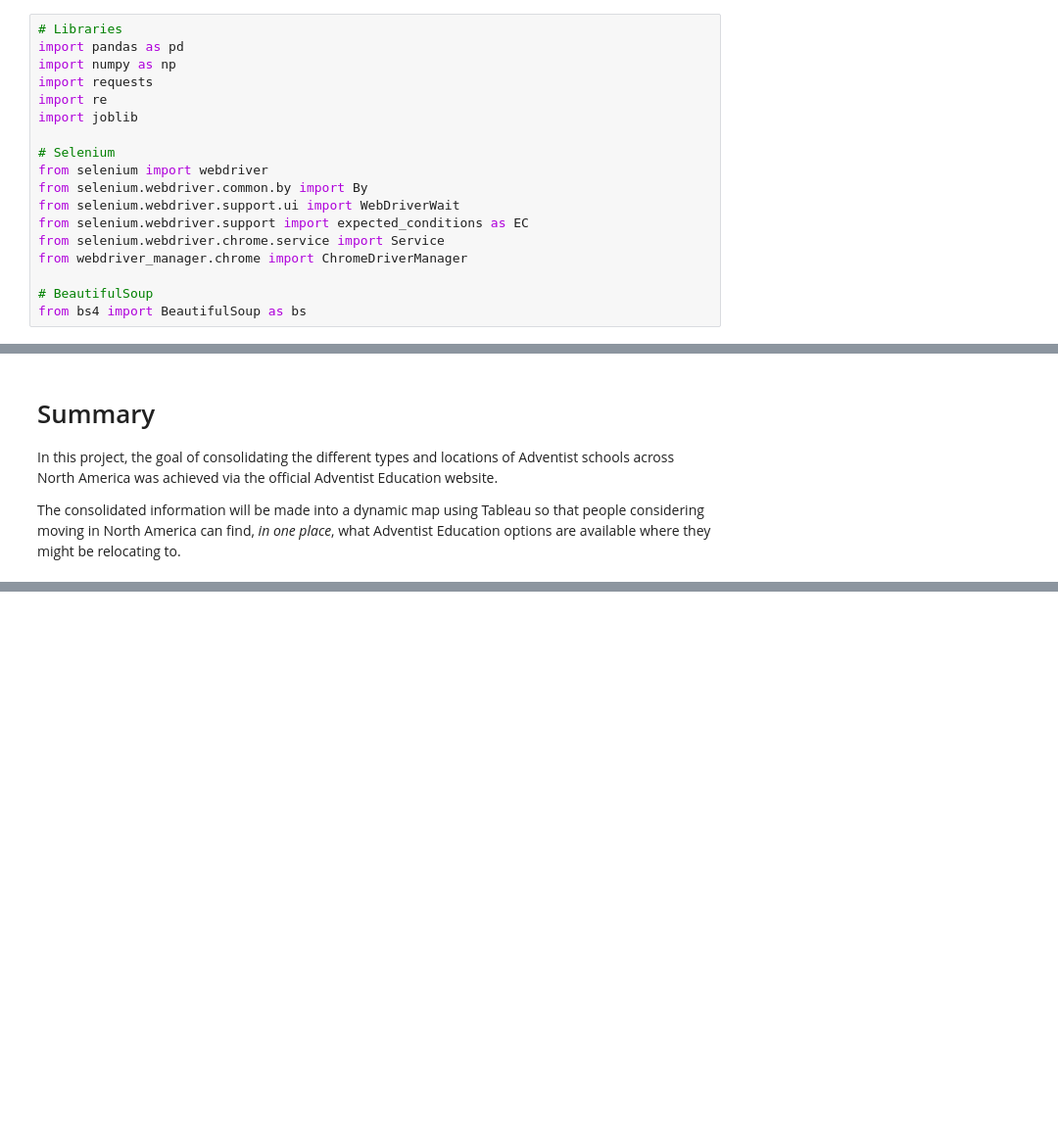
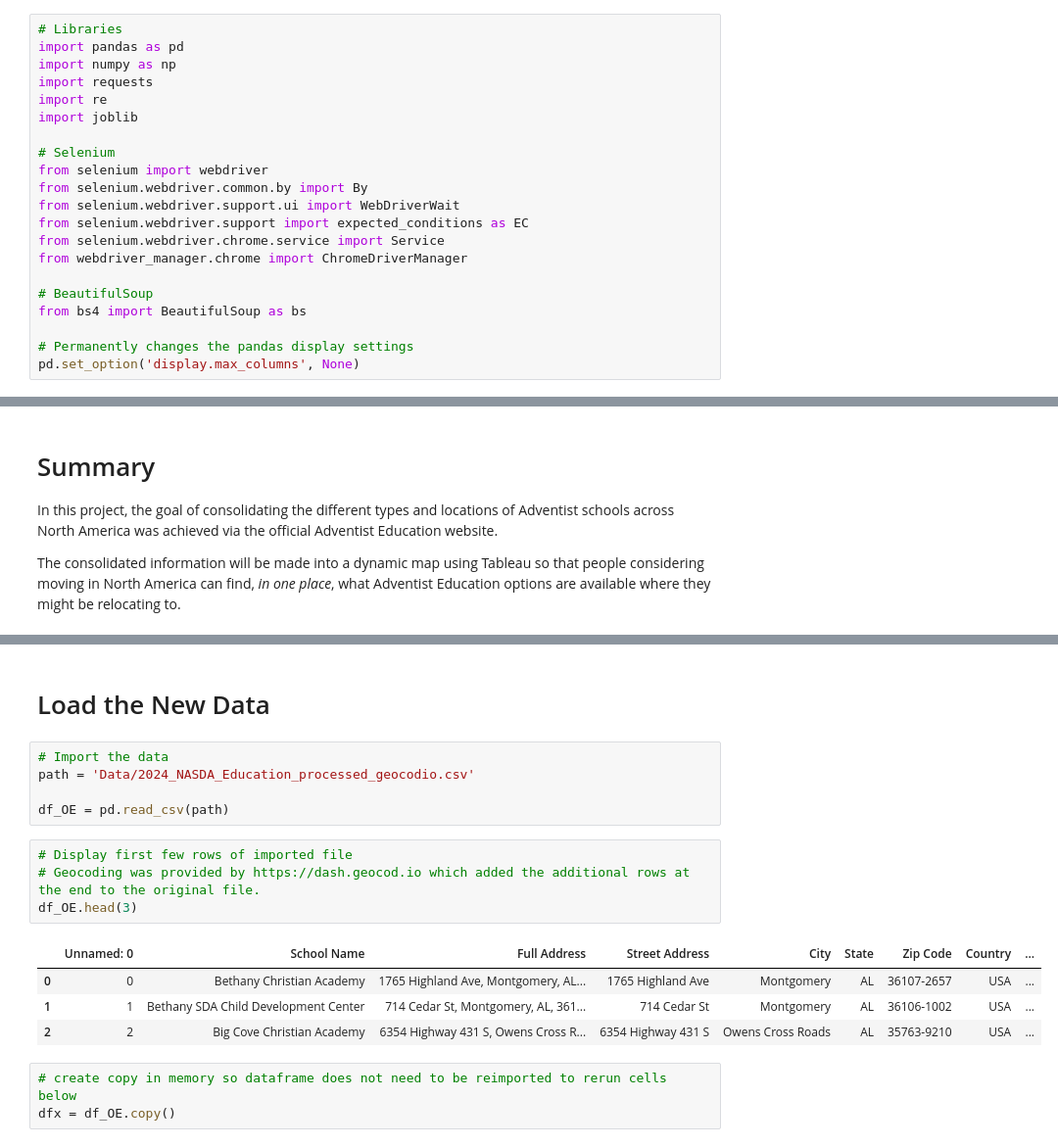
Before and after one commit to whitefreeze/SDANAD-Education, a Jupyter notebook: Scraping.ipynb, the cells around one changed output, grey strips where cells are left out. Shown at 98% size. Drawn from its saved outputs; the diff is of its cells as text; blank space fills up the shorter version.

Commit message:
Add geocoded coordinates based on street addresses. Then data cleaning.

```diff
--- a/Scraping.ipynb
+++ b/Scraping.ipynb
@@ -18,6 +18,9 @@ from webdriver_manager.chrome import ChromeDriverManager
 
 # BeautifulSoup
 from bs4 import BeautifulSoup as bs
+
+# Permanently changes the pandas display settings
+pd.set_option('display.max_columns', None)
 # %% [markdown]
 # Web Scrape
 # %%
@@ -227,0 +263,19 @@ The consolidated information will be made into a dynamic map using Tableau so th
+# %% [markdown]
+# Load the New Data
+# %%
+# Import the data
+path = 'Data/2024_NASDA_Education_processed_geocodio.csv'
+
+df_OE = pd.read_csv(path)
+# %%
+# Display first few rows of imported file
+# Geocoding was provided by https://dash.geocod.io which added the additional rows at the end to the original file.
+df_OE.head(3)
+# %% [output]
+|  | Unnamed: 0 | School Name | Full Address | Street Address | City | State | Zip Code | Country | ... |
+| 0 | 0 | Bethany Christian Academy | 1765 Highland Ave, Montgomery, AL... | 1765 Highland Ave | Montgomery | AL | 36107-2657 | USA | ... |
+| 1 | 1 | Bethany SDA Child Development Center | 714 Cedar St, Montgomery, AL, 361... | 714 Cedar St | Montgomery | AL | 36106-1002 | USA | ... |
+| 2 | 2 | Big Cove Christian Academy | 6354 Highway 431 S, Owens Cross R... | 6354 Highway 431 S | Owens Cross Roads | AL | 35763-9210 | USA | ... |
+# %%
+# create copy in memory so dataframe does not need to be reimported to rerun cells below
+dfx = df_OE.copy()
```
Also changed, not shown: parts of 29 cells of this notebook, 1 other file.
